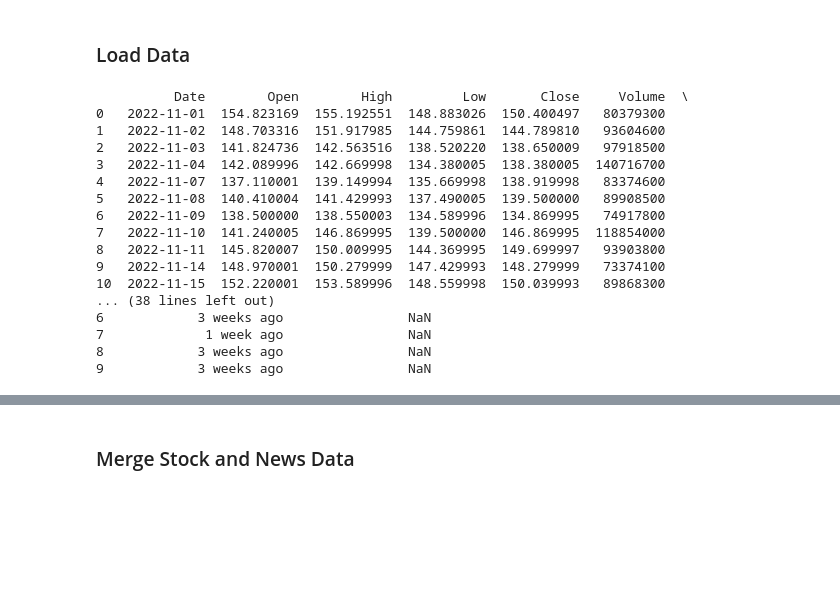
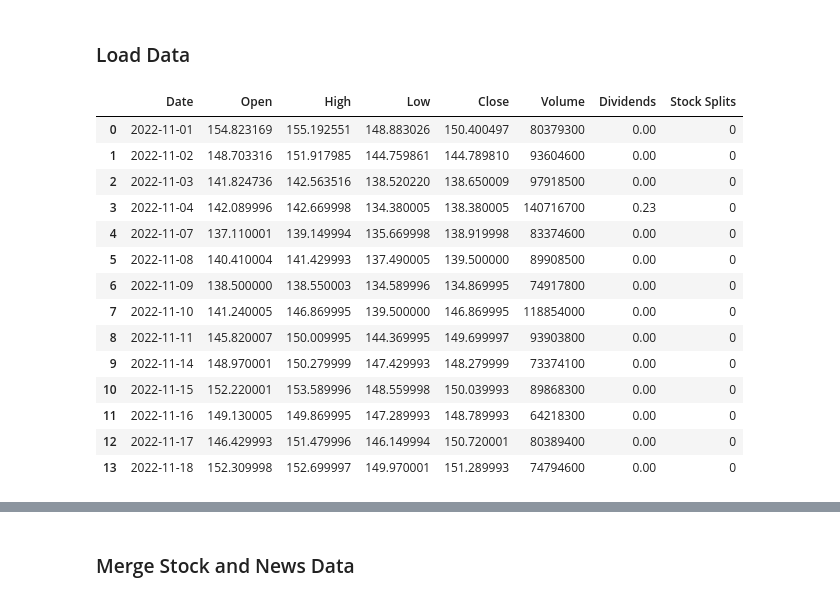
Before and after one commit to timhyc19/StockMarketAnalysis, a Jupyter notebook: ETL/Transform/AAPL.ipynb, the cells around one changed output, grey strips where cells are left out. Drawn from its saved outputs; the diff is of its cells as text; code cells hidden in the pictures; blank space fills up the shorter version.

```diff
--- a/ETL/Transform/AAPL.ipynb
+++ b/ETL/Transform/AAPL.ipynb
@@ -9,23 +9,21 @@
 # %%
 AAPL_Data = pd.read_csv("../../Data/StockData/AAPL")
 AAPL_News_Data = pd.read_csv("../../Data/NewsData/AAPL")
-print(AAPL_Data.head(20))
-print(AAPL_News_Data.head(20))
-# %% [output]
-          Date        Open        High         Low       Close     Volume  \
-0   2022-11-01  154.823169  155.192551  148.883026  150.400497   80379300
-1   2022-11-02  148.703316  151.917985  144.759861  144.789810   93604600
-2   2022-11-03  141.824736  142.563516  138.520220  138.650009   97918500
-3   2022-11-04  142.089996  142.669998  134.380005  138.380005  140716700
-4   2022-11-07  137.110001  139.149994  135.669998  138.919998   83374600
-5   2022-11-08  140.410004  141.429993  137.490005  139.500000   89908500
-6   2022-11-09  138.500000  138.550003  134.589996  134.869995   74917800
-7   2022-11-10  141.240005  146.869995  139.500000  146.869995  118854000
-8   2022-11-11  145.820007  150.009995  144.369995  149.699997   93903800
-9   2022-11-14  148.970001  150.279999  147.429993  148.279999   73374100
-10  2022-11-15  152.220001  153.589996  148.559998  150.039993   89868300
-... (38 lines left out)
-6            3 weeks ago                NaN
-7             1 week ago                NaN
-8            3 weeks ago                NaN
-9            3 weeks ago                NaN
+# %%
+AAPL_Data.head(20)
+# %% [output]
+|  | Date | Open | High | Low | Close | Volume | Dividends | Stock Splits |
+| 0 | 2022-11-01 | 154.823169 | 155.192551 | 148.883026 | 150.400497 | 80379300 | 0.00 | 0 |
+| 1 | 2022-11-02 | 148.703316 | 151.917985 | 144.759861 | 144.789810 | 93604600 | 0.00 | 0 |
+| 2 | 2022-11-03 | 141.824736 | 142.563516 | 138.520220 | 138.650009 | 97918500 | 0.00 | 0 |
+| 3 | 2022-11-04 | 142.089996 | 142.669998 | 134.380005 | 138.380005 | 140716700 | 0.23 | 0 |
+| 4 | 2022-11-07 | 137.110001 | 139.149994 | 135.669998 | 138.919998 | 83374600 | 0.00 | 0 |
+| 5 | 2022-11-08 | 140.410004 | 141.429993 | 137.490005 | 139.500000 | 89908500 | 0.00 | 0 |
+| 6 | 2022-11-09 | 138.500000 | 138.550003 | 134.589996 | 134.869995 | 74917800 | 0.00 | 0 |
+| 7 | 2022-11-10 | 141.240005 | 146.869995 | 139.500000 | 146.869995 | 118854000 | 0.00 | 0 |
+| 8 | 2022-11-11 | 145.820007 | 150.009995 | 144.369995 | 149.699997 | 93903800 | 0.00 | 0 |
+| 9 | 2022-11-14 | 148.970001 | 150.279999 | 147.429993 | 148.279999 | 73374100 | 0.00 | 0 |
+| 10 | 2022-11-15 | 152.220001 | 153.589996 | 148.559998 | 150.039993 | 89868300 | 0.00 | 0 |
+| 11 | 2022-11-16 | 149.130005 | 149.869995 | 147.289993 | 148.789993 | 64218300 | 0.00 | 0 |
+| 12 | 2022-11-17 | 146.429993 | 151.479996 | 146.149994 | 150.720001 | 80389400 | 0.00 | 0 |
+| 13 | 2022-11-18 | 152.309998 | 152.699997 | 149.970001 | 151.289993 | 74794600 | 0.00 | 0 |
```
Also changed, not shown: parts of 3 cells of this notebook, 4 other files.
